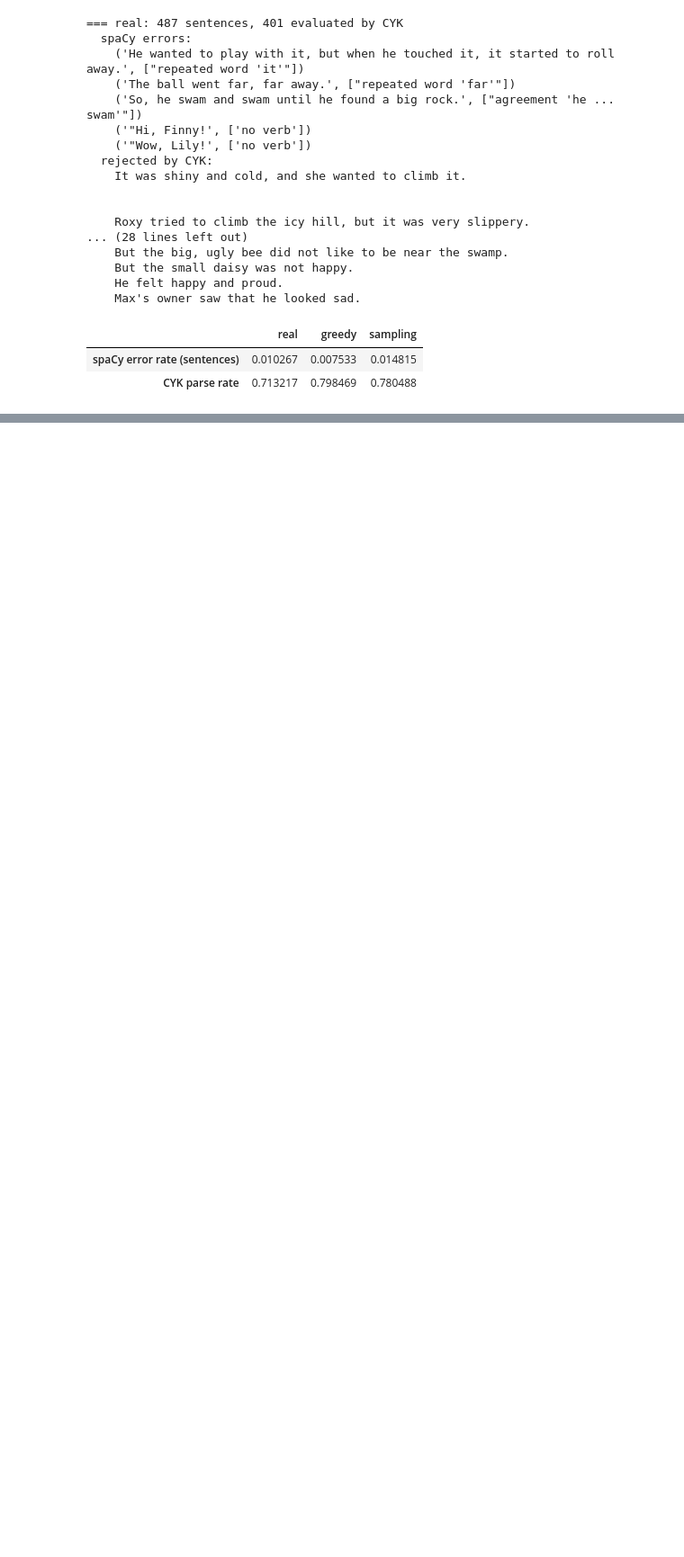
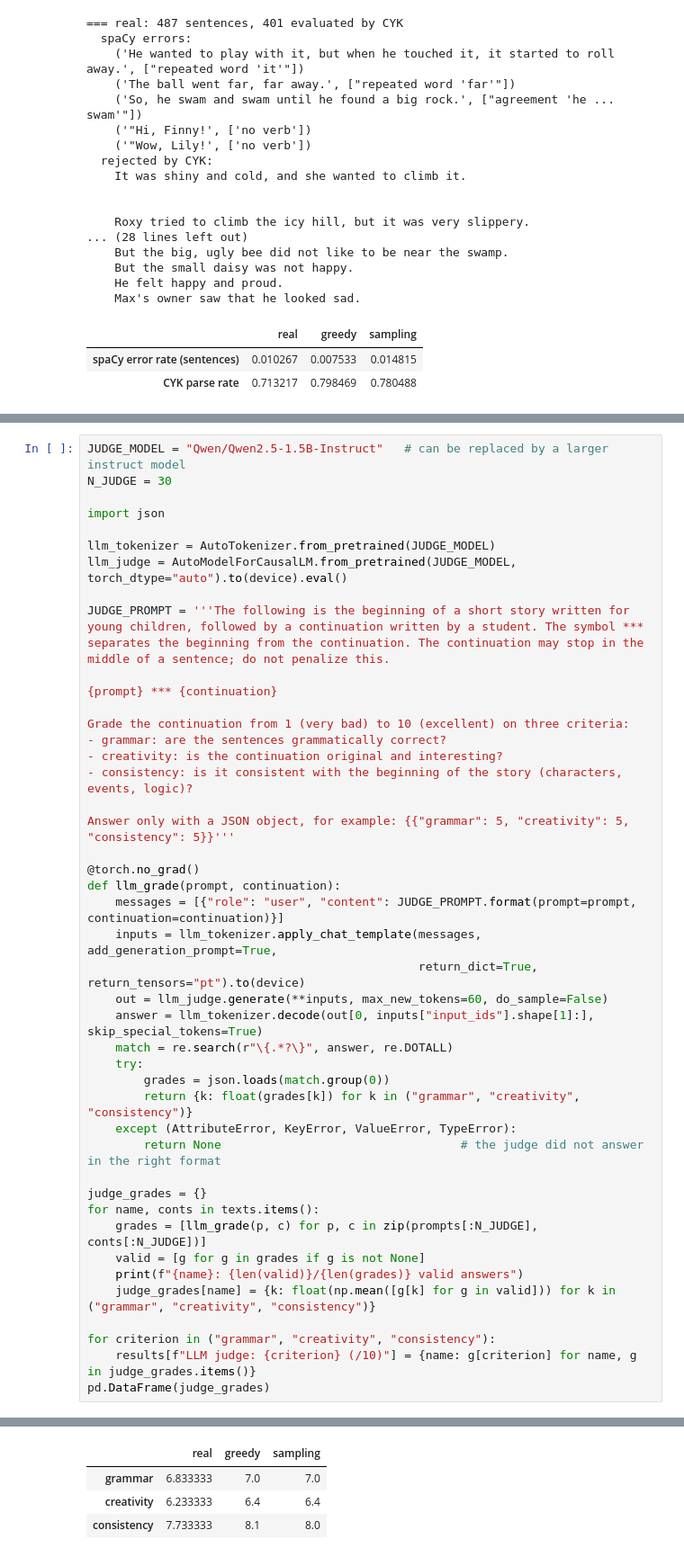
Before and after one commit to JulieDornat/NLP-Today, a Jupyter notebook: TP4/implement_transformer_part1and2.ipynb, the cells around one changed output, grey strips where cells are left out. Shown at 90% size. Cells and saved outputs as stored; diff of their text form; blank space fills up the shorter version.

```diff
--- a/TP4/implement_transformer_part1and2.ipynb
+++ b/TP4/implement_transformer_part1and2.ipynb
@@ -1415,0 +1590,45 @@ In addition, depending on the application case, a transformer can use other kind
+# %%
+JUDGE_MODEL = "Qwen/Qwen2.5-1.5B-Instruct"   # can be replaced by a larger instruct model
+N_JUDGE = 30
+
+import json
+
+llm_tokenizer = AutoTokenizer.from_pretrained(JUDGE_MODEL)
+llm_judge = AutoModelForCausalLM.from_pretrained(JUDGE_MODEL, torch_dtype="auto").to(device).eval()
+
+JUDGE_PROMPT = '''The following is the beginning of a short story written for young children, followed by a continuation written by a student. The symbol *** separates the beginning from the continuation. The continuation may stop in the middle of a sentence; do not penalize this.
+
+{prompt} *** {continuation}
+
+Grade the continuation from 1 (very bad) to 10 (excellent) on three criteria:
+- grammar: are the sentences grammatically correct?
+- creativity: is the continuation original and interesting?
+- consistency: is it consistent with the beginning of the story (characters, events, logic)?
+
+Answer only with a JSON object, for example: {{"grammar": 5, "creativity": 5, "consistency": 5}}'''
+
+@torch.no_grad()
+def llm_grade(prompt, continuation):
+    messages = [{"role": "user", "content": JUDGE_PROMPT.format(prompt=prompt, continuation=continuation)}]
+    inputs = llm_tokenizer.apply_chat_template(messages, add_generation_prompt=True,
+                                               return_dict=True, return_tensors="pt").to(device)
+    out = llm_judge.generate(**inputs, max_new_tokens=60, do_sample=False)
+    answer = llm_tokenizer.decode(out[0, inputs["input_ids"].shape[1]:], skip_special_tokens=True)
+    match = re.search(r"\{.*?\}", answer, re.DOTALL)
+    try:
+        grades = json.loads(match.group(0))
+        return {k: float(grades[k]) for k in ("grammar", "creativity", "consistency")}
+    except (AttributeError, KeyError, ValueError, TypeError):
+        return None                                  # the judge did not answer in the right format
+
+judge_grades = {}
+for name, conts in texts.items():
+    grades = [llm_grade(p, c) for p, c in zip(prompts[:N_JUDGE], conts[:N_JUDGE])]
+    valid = [g for g in grades if g is not None]
+    print(f"{name}: {len(valid)}/{len(grades)} valid answers")
+    judge_grades[name] = {k: float(np.mean([g[k] for g in valid])) for k in ("grammar", "creativity", "consistency")}
+
+for criterion in ("grammar", "creativity", "consistency"):
+    results[f"LLM judge: {criterion} (/10)"] = {name: g[criterion] for name, g in judge_grades.items()}
+pd.DataFrame(judge_grades)
+# %% [output]
@@ -1415,0 +1638,4 @@ In addition, depending on the application case, a transformer can use other kind
+|  | real | greedy | sampling |
+| grammar | 6.833333 | 7.0 | 7.0 |
+| creativity | 6.233333 | 6.4 | 6.4 |
+| consistency | 7.733333 | 8.1 | 8.0 |
```
Also changed, not shown: parts of 20 cells of this notebook.
